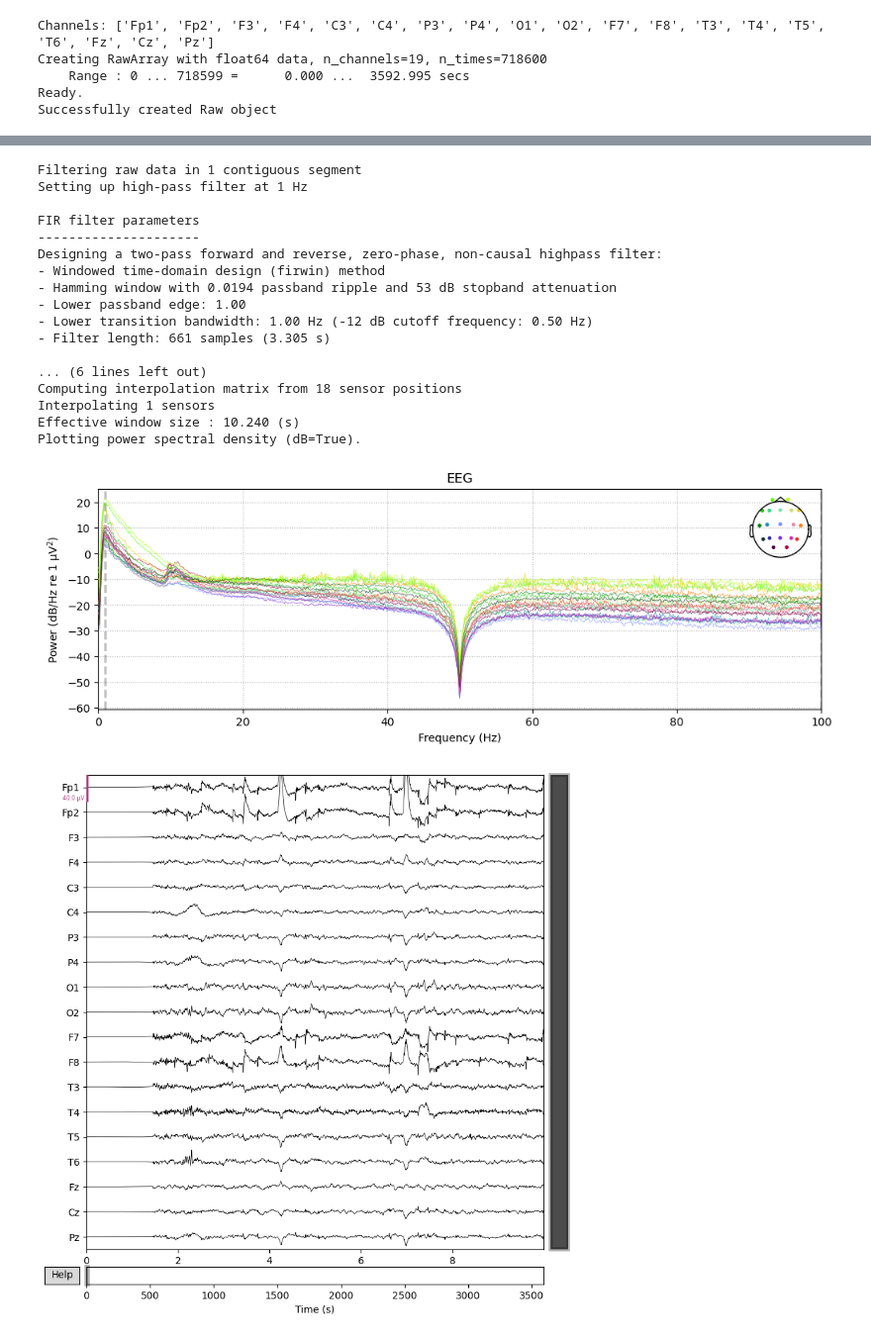
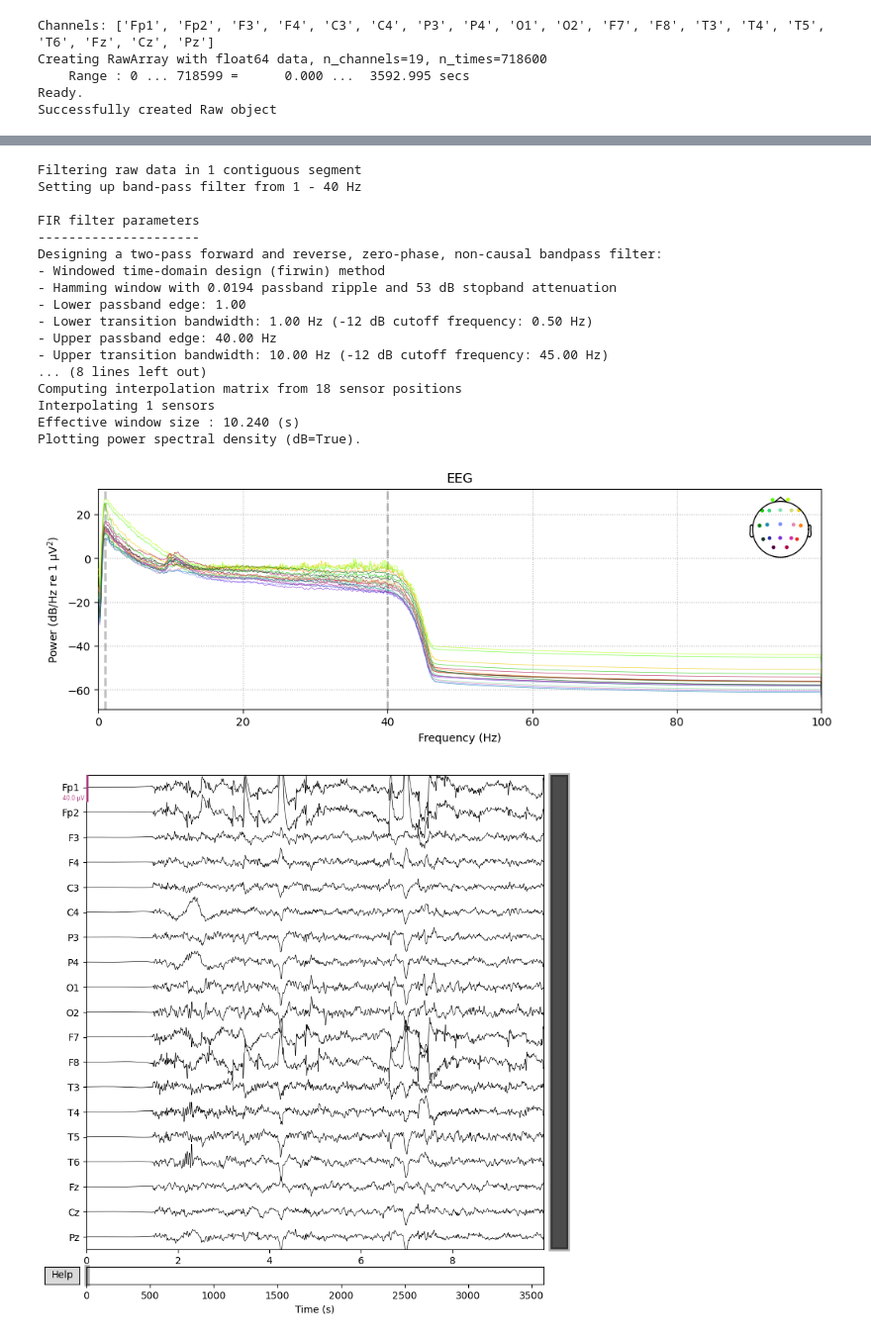
Before and after one commit to eZWALT/ML4HD-Machine-Learning-for-Human-Data, a Jupyter notebook: PROJECT/src/main.ipynb, the cells around one changed output, grey strips where cells are left out. Shown at 99% size. Cells and saved outputs as stored; diff of their text form; code cells hidden in the pictures.

```diff
--- a/PROJECT/src/main.ipynb
+++ b/PROJECT/src/main.ipynb
@@ -99,24 +92,24 @@ Plotting power spectral density (dB=True).
 # %%
-pr=p.PREP(raw)
-pr.compute_psd().plot()
-pr.plot()
+raw=p.PREP(raw, high_cutoff= True, interpolate_bad=True, robust=True)
+raw.compute_psd().plot()
+raw.plot()
 # %% [output]
 Filtering raw data in 1 contiguous segment
-Setting up high-pass filter at 1 Hz
+Setting up band-pass filter from 1 - 40 Hz
 
 FIR filter parameters
 ---------------------
-Designing a two-pass forward and reverse, zero-phase, non-causal highpass filter:
+Designing a two-pass forward and reverse, zero-phase, non-causal bandpass filter:
 - Windowed time-domain design (firwin) method
 - Hamming window with 0.0194 passband ripple and 53 dB stopband attenuation
 - Lower passband edge: 1.00
 - Lower transition bandwidth: 1.00 Hz (-12 dB cutoff frequency: 0.50 Hz)
-- Filter length: 661 samples (3.305 s)
-
-... (6 lines left out)
+- Upper passband edge: 40.00 Hz
+- Upper transition bandwidth: 10.00 Hz (-12 dB cutoff frequency: 45.00 Hz)
+... (8 lines left out)
 Computing interpolation matrix from 18 sensor positions
 Interpolating 1 sensors
 Effective window size : 10.240 (s)
 Plotting power spectral density (dB=True).
-[figure, old version]
+[figure, new version]
-[figure, old version]
+[figure, new version]
```
Also changed, not shown: parts of 6 cells of this notebook, 1 other file.
